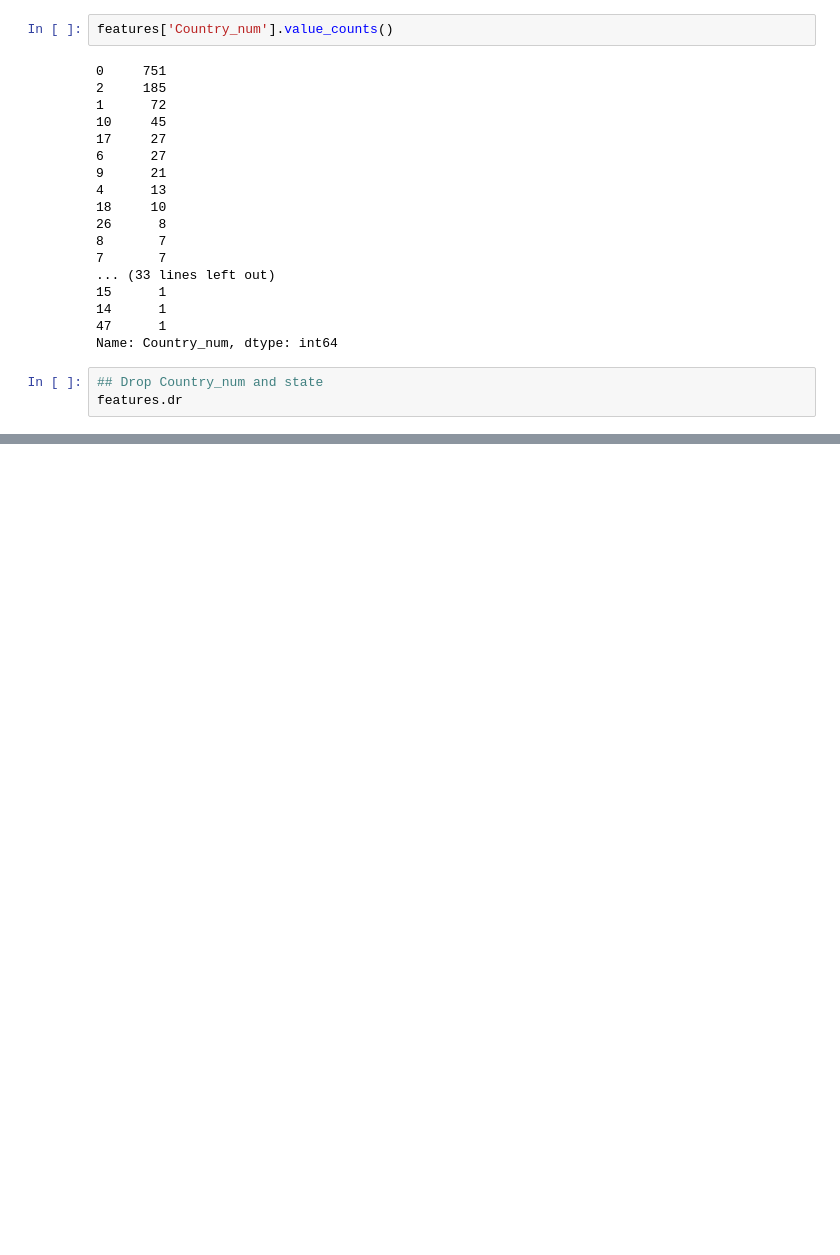
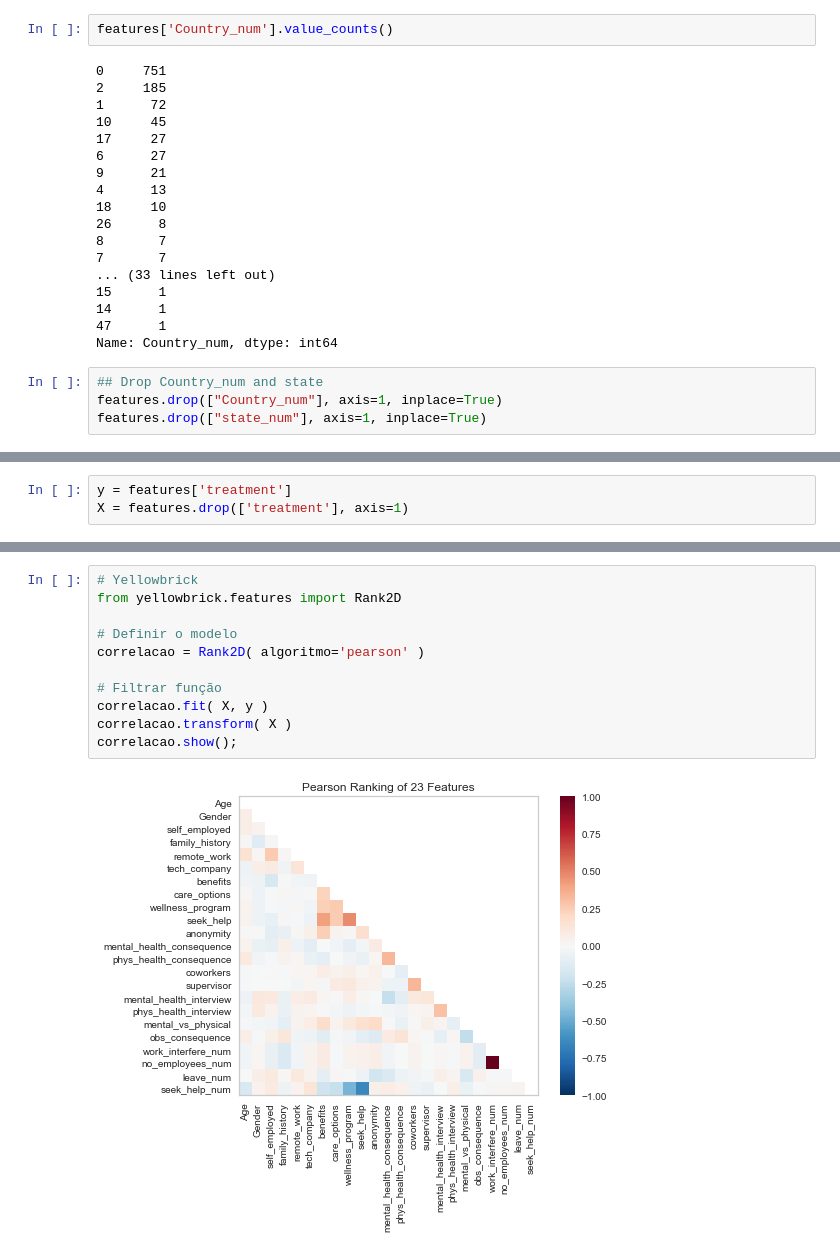
Before and after one commit to lucianawaka/datasets_mental_health, a Jupyter notebook: 1 - Mental Helth in Tech Survey/Mental Health in Tech Survey.ipynb, the cells around one changed output, grey strips where cells are left out. Cells and saved outputs as stored; diff of their text form; blank space fills up the shorter version.

```diff
--- a/1 - Mental Helth in Tech Survey/Mental Health in Tech Survey.ipynb
+++ b/1 - Mental Helth in Tech Survey/Mental Health in Tech Survey.ipynb
@@ -743,4 +743,5 @@ features['Country_num'].value_counts()
 Name: Country_num, dtype: int64
 # %%
 ## Drop Country_num and state
-features.dr
+features.drop(["Country_num"], axis=1, inplace=True)
+features.drop(["state_num"], axis=1, inplace=True)
@@ -746,0 +759,3 @@ features.dr
+# %%
+y = features['treatment']
+X = features.drop(['treatment'], axis=1)
@@ -746,0 +795,13 @@ features.dr
+# %%
+# Yellowbrick
+from yellowbrick.features import Rank2D
+
+# Definir o modelo
+correlacao = Rank2D( algoritmo='pearson' )
+
+# Filtrar função
+correlacao.fit( X, y )
+correlacao.transform( X )
+correlacao.show();
+# %% [output]
+[figure, added]
```
Also changed, not shown: parts of 4 cells of this notebook.
